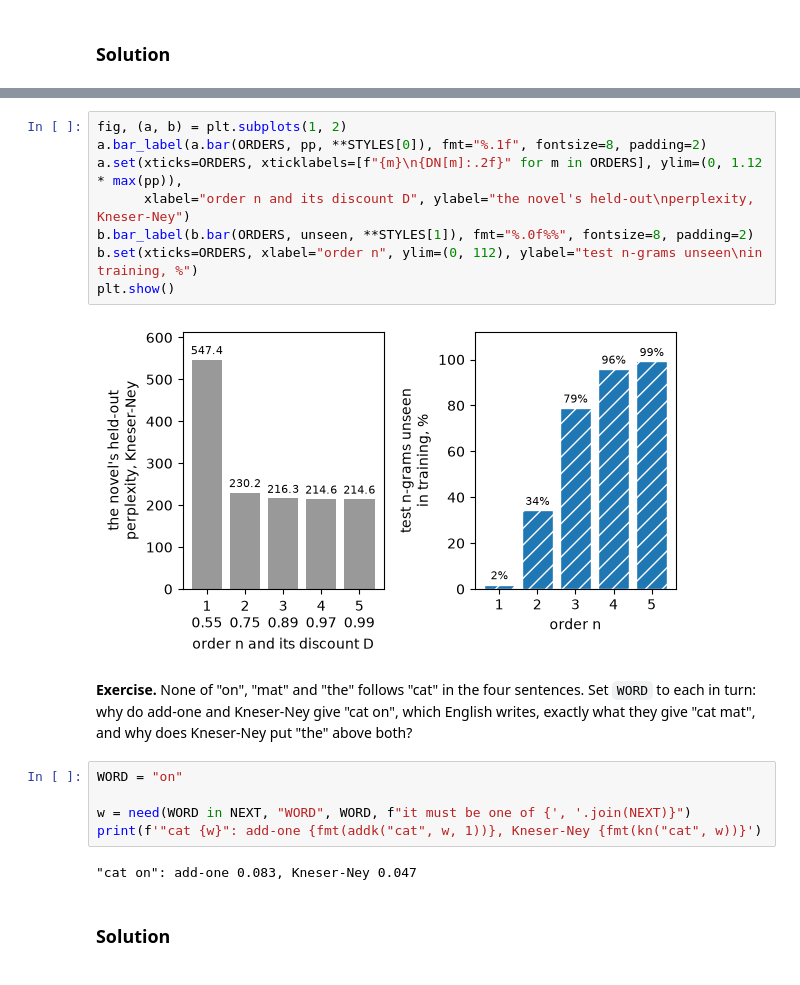
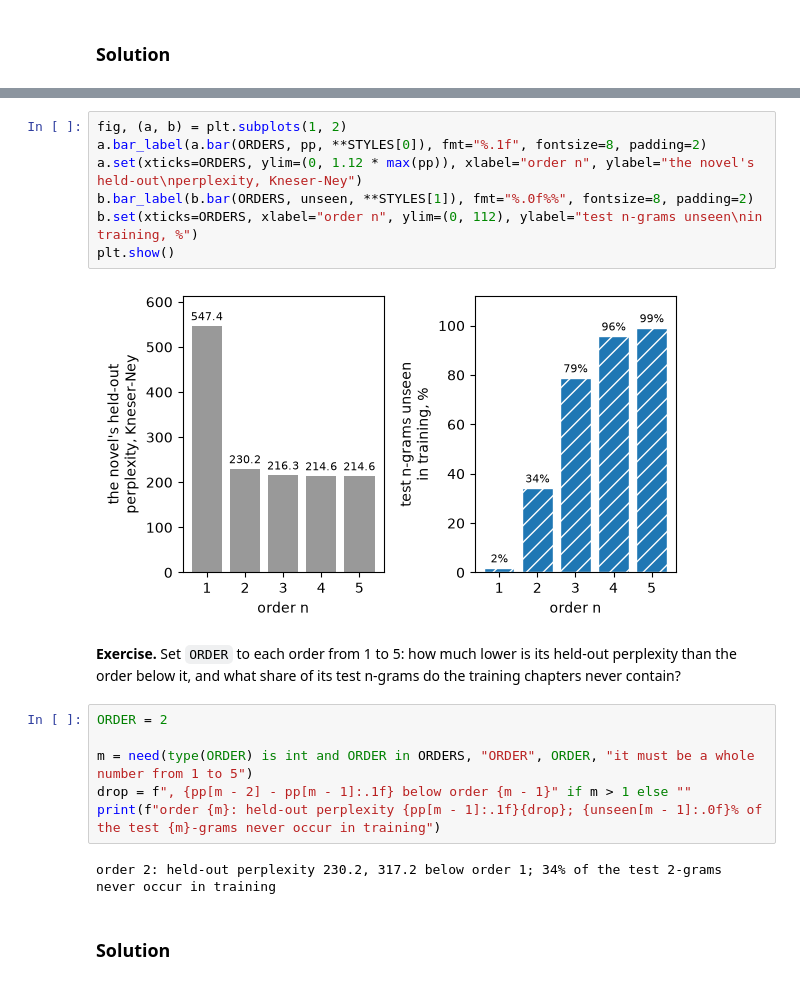
Before and after one commit to josterri/predicting-the-next-words-notebooks, a Jupyter notebook: ch03_workbook.ipynb, the cells around one changed output, grey strips where cells are left out. Drawn from its saved outputs; the diff is of its cells as text.

```diff
--- a/ch03_workbook.ipynb
+++ b/ch03_workbook.ipynb
@@ -283,25 +276,24 @@ the share of the held-out n-grams the training chapters never contain:
 # %%
 fig, (a, b) = plt.subplots(1, 2)
 a.bar_label(a.bar(ORDERS, pp, **STYLES[0]), fmt="%.1f", fontsize=8, padding=2)
-a.set(xticks=ORDERS, xticklabels=[f"{m}\n{DN[m]:.2f}" for m in ORDERS], ylim=(0, 1.12 * max(pp)),
-      xlabel="order n and its discount D", ylabel="the novel's held-out\nperplexity, Kneser-Ney")
+a.set(xticks=ORDERS, ylim=(0, 1.12 * max(pp)), xlabel="order n", ylabel="the novel's held-out\nperplexity, Kneser-Ney")
 b.bar_label(b.bar(ORDERS, unseen, **STYLES[1]), fmt="%.0f%%", fontsize=8, padding=2)
 b.set(xticks=ORDERS, xlabel="order n", ylim=(0, 112), ylabel="test n-grams unseen\nin training, %")
 plt.show()
 # %% [output]
-[figure, old version]
+[figure, new version]
 # %% [markdown]
-**Exercise.** None of "on", "mat" and "the" follows "cat" in the four
-sentences. Set `WORD` to each in turn: why do add-one and Kneser-Ney give
-"cat on", which English writes, exactly what they give "cat mat", and why does
-Kneser-Ney put "the" above both?
+**Exercise.** Set `ORDER` to each order from 1 to 5: how much lower is its
+held-out perplexity than the order below it, and what share of its test
+n-grams do the training chapters never contain?
 # %%
-WORD = "on"
+ORDER = 2
 
-w = need(WORD in NEXT, "WORD", WORD, f"it must be one of {', '.join(NEXT)}")
-print(f'"cat {w}": add-one {fmt(addk("cat", w, 1))}, Kneser-Ney {fmt(kn("cat", w))}')
+m = need(type(ORDER) is int and ORDER in ORDERS, "ORDER", ORDER, "it must be a whole number from 1 to 5")
+drop = f", {pp[m - 2] - pp[m - 1]:.1f} below order {m - 1}" if m > 1 else ""
+print(f"order {m}: held-out perplexity {pp[m - 1]:.1f}{drop}; {unseen[m - 1]:.0f}% of the test {m}-grams never occur in training")
 # %% [output]
-"cat on": add-one 0.083, Kneser-Ney 0.047
+order 2: held-out perplexity 230.2, 317.2 below order 1; 34% of the test 2-grams never occur in training
 # %% [markdown]
 ### Solution
 # %%
```
Also changed, not shown: parts of 11 cells of this notebook.
